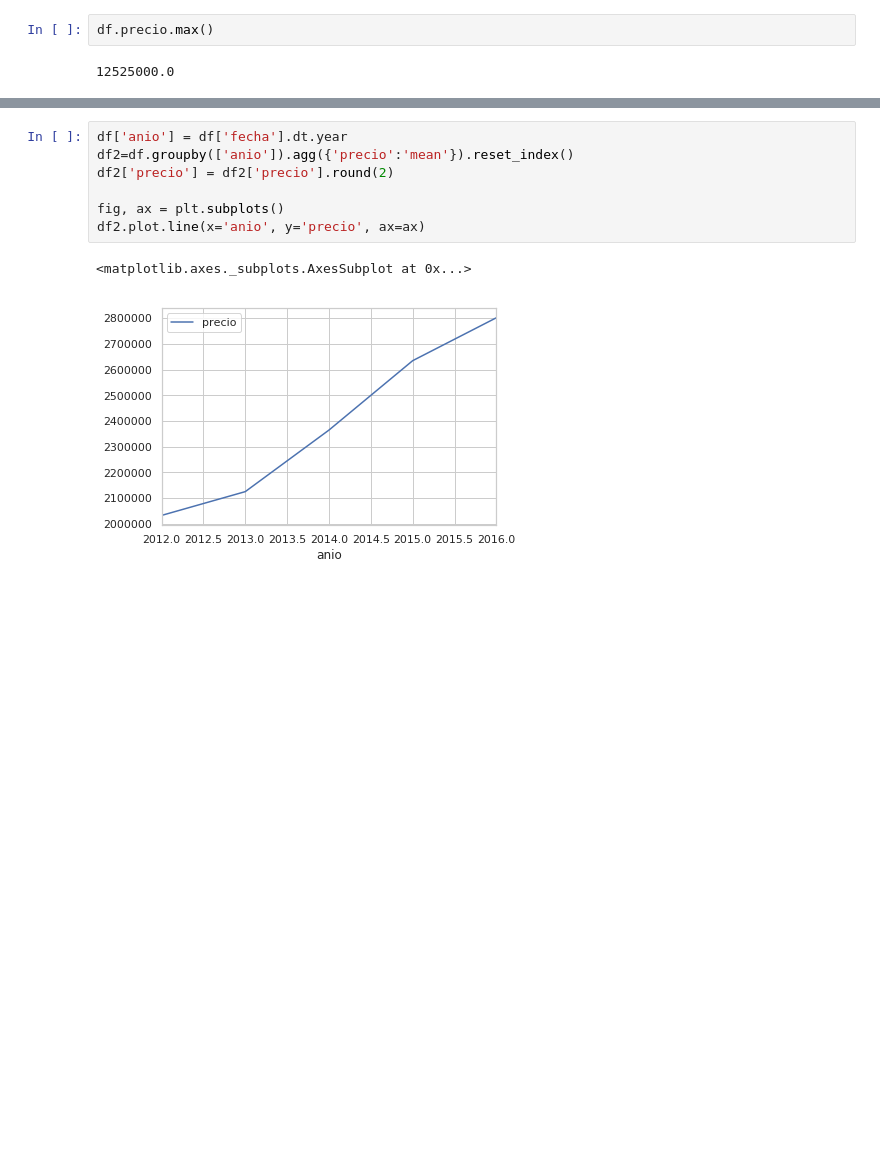
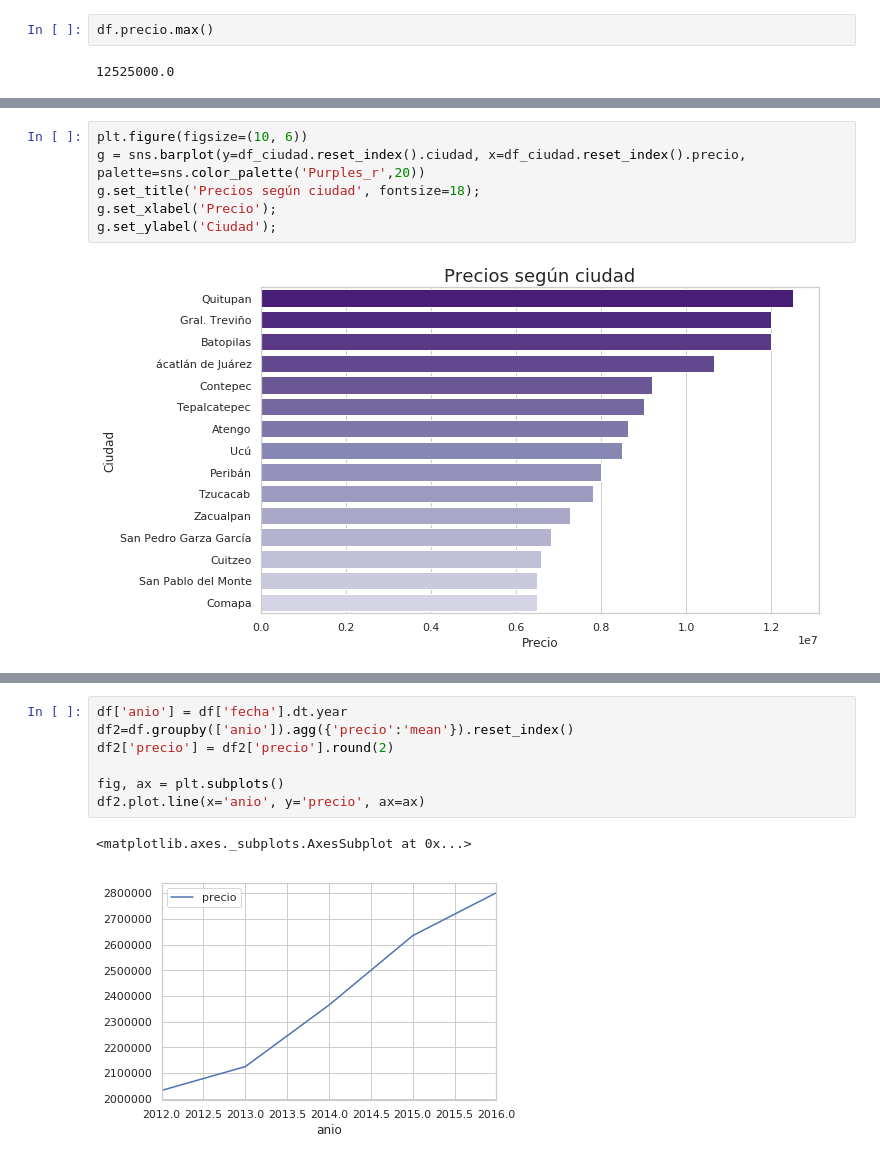
Before and after one commit to camilaserra5/7506-organizacion-de-datos, a Jupyter notebook: conclusionesPrecio.ipynb, the cells around one changed output, grey strips where cells are left out. Drawn from its saved outputs; the diff is of its cells as text; blank space fills up the shorter version.

```diff
--- a/conclusionesPrecio.ipynb
+++ b/conclusionesPrecio.ipynb
@@ -39 +68,9 @@ ordenadoDescendente.head(2)
+# %%
+plt.figure(figsize=(10, 6))
+g = sns.barplot(y=df_ciudad.reset_index().ciudad, x=df_ciudad.reset_index().precio, palette=sns.color_palette('Purples_r',20))
+g.set_title('Precios según ciudad', fontsize=18);
+g.set_xlabel('Precio');
+g.set_ylabel('Ciudad');
+# %% [output]
+[figure, added]
 # %%
```
Also changed, not shown: parts of 8 cells of this notebook.
